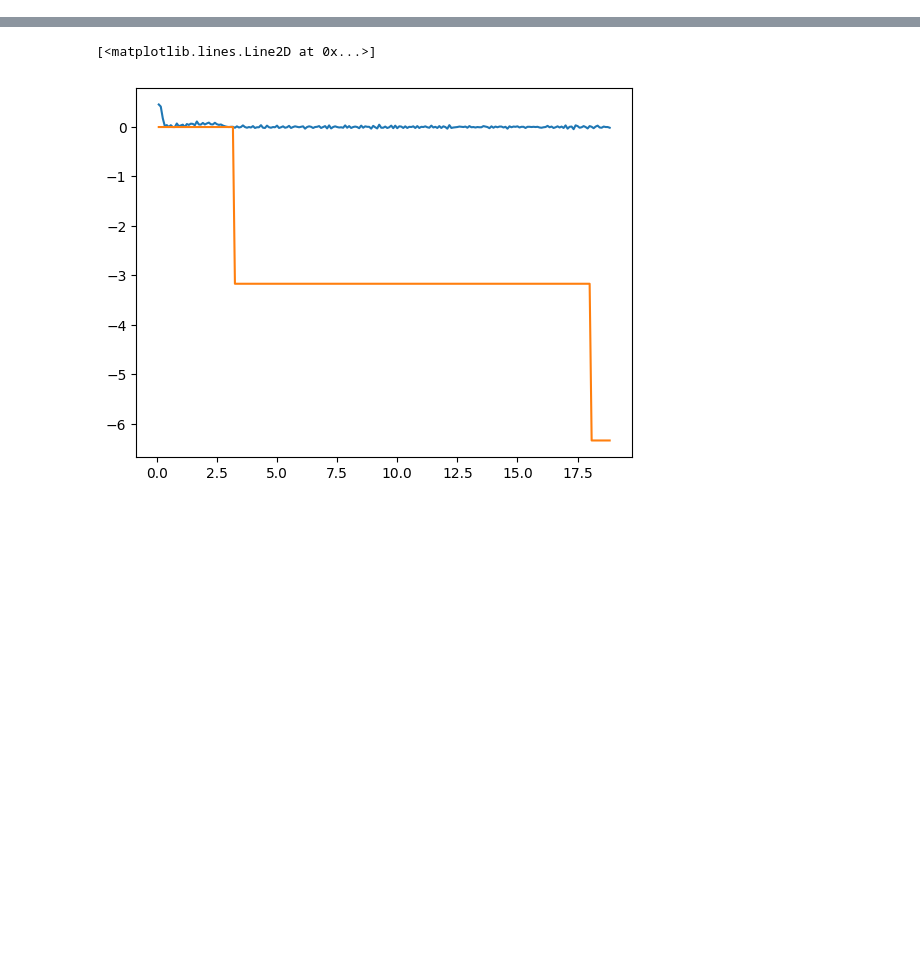
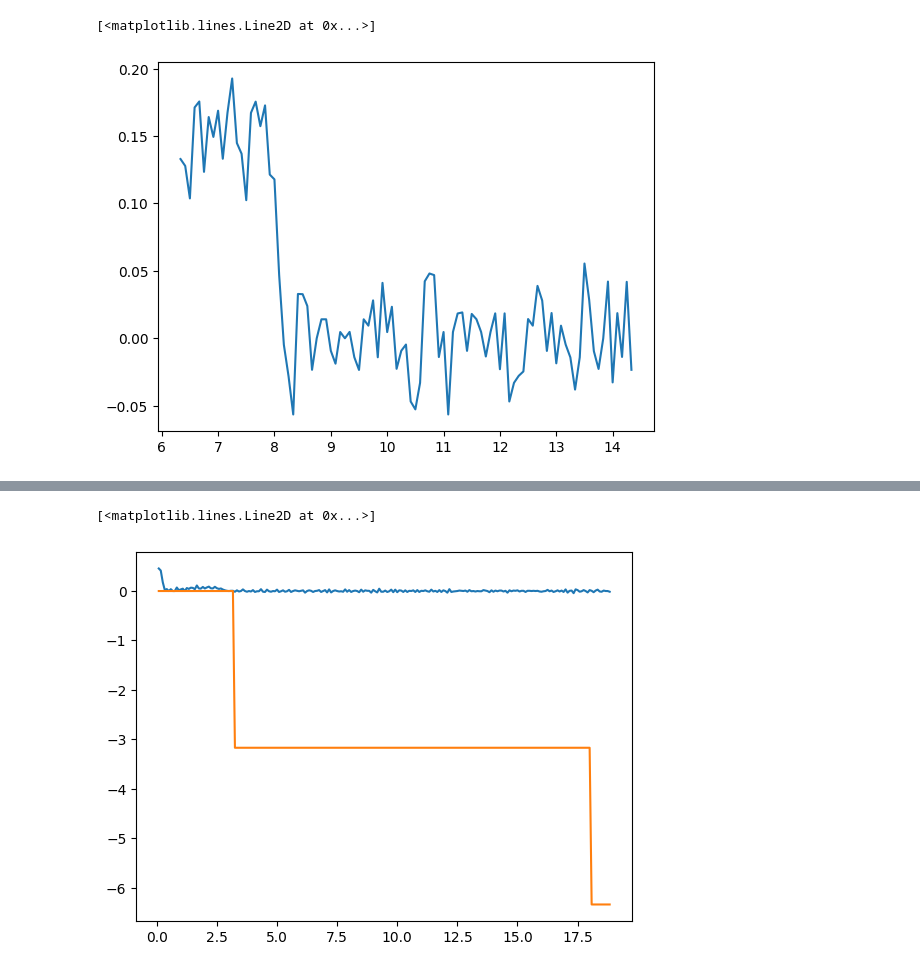
Before and after one commit to Schwank-Lab/evoflow-reactor, a Jupyter notebook: analysis/bact_growth.ipynb, the cells around one changed output, grey strips where cells are left out. Drawn from its saved outputs; the diff is of its cells as text; code cells hidden in the pictures; blank space fills up the shorter version.

```diff
--- a/analysis/bact_growth.ipynb
+++ b/analysis/bact_growth.ipynb
@@ -113,0 +86,5 @@ volume per burst = 1.5981735159817352 ml = 0.05327245053272451 inc. volumes
+# %%
+plt.plot(ts, log_od[window_size:] - log_od[:-window_size])
+# %% [output]
+[<matplotlib.lines.Line2D at 0x...>]
+[figure, added]
```
Also changed, not shown: parts of 11 cells of this notebook, 2 other files.
